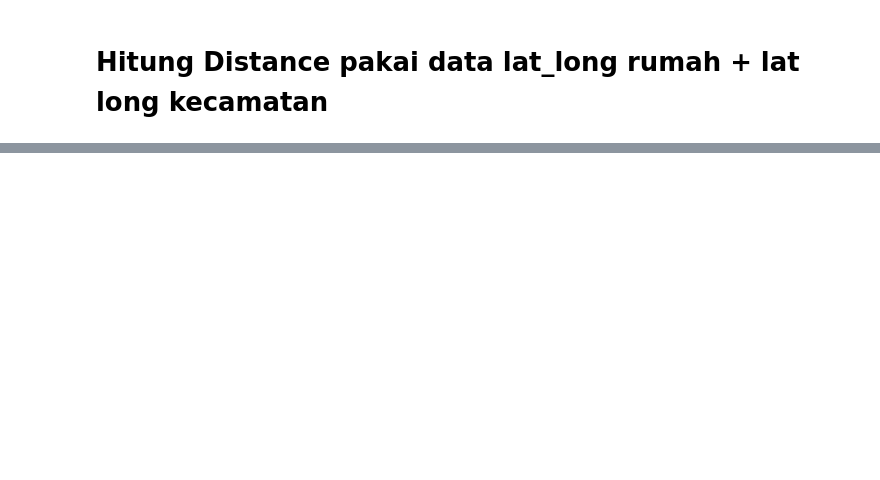
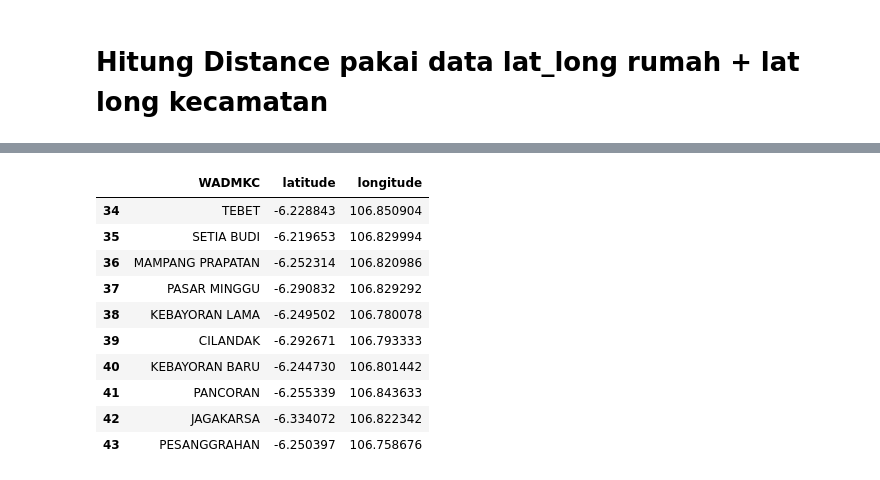
Before and after one commit to ilham-mukti/harga-rumah-jakarta, a Jupyter notebook: hitung_distance.ipynb, the cells around one changed output, grey strips where cells are left out. Saved outputs shown, nothing was run; the diff lists cells and outputs as text; code cells hidden in the pictures; blank space fills up the shorter version.

```diff
--- a/hitung_distance.ipynb
+++ b/hitung_distance.ipynb
@@ -12,0 +41,4 @@ datas.drop(columns=['pickup_longitude', 'dropoff_longitude', 'pickup_latitude',
+# %%
+data_kecamatan = datas_kecamatan[datas_kecamatan['WADMKK'] == 'JAKARTA SELATAN']
+data_kecamatan = data_kecamatan[['WADMKC', 'latitude', 'longitude']]
+data_kecamatan.head()
@@ -12,0 +52,14 @@ datas.drop(columns=['pickup_longitude', 'dropoff_longitude', 'pickup_latitude',
+# %%
+data_kecamatan.head(10)
+# %% [output]
+|  | WADMKC | latitude | longitude |
+| 34 | TEBET | -6.228843 | 106.850904 |
+| 35 | SETIA BUDI | -6.219653 | 106.829994 |
+| 36 | MAMPANG PRAPATAN | -6.252314 | 106.820986 |
+| 37 | PASAR MINGGU | -6.290832 | 106.829292 |
+| 38 | KEBAYORAN LAMA | -6.249502 | 106.780078 |
+| 39 | CILANDAK | -6.292671 | 106.793333 |
+| 40 | KEBAYORAN BARU | -6.244730 | 106.801442 |
+| 41 | PANCORAN | -6.255339 | 106.843633 |
+| 42 | JAGAKARSA | -6.334072 | 106.822342 |
+| 43 | PESANGGRAHAN | -6.250397 | 106.758676 |
```
Also changed, not shown: parts of 19 cells of this notebook.
